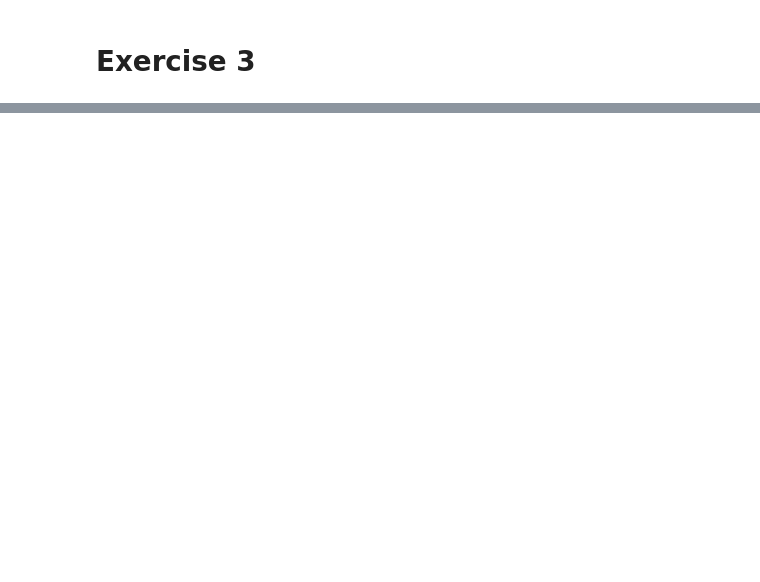
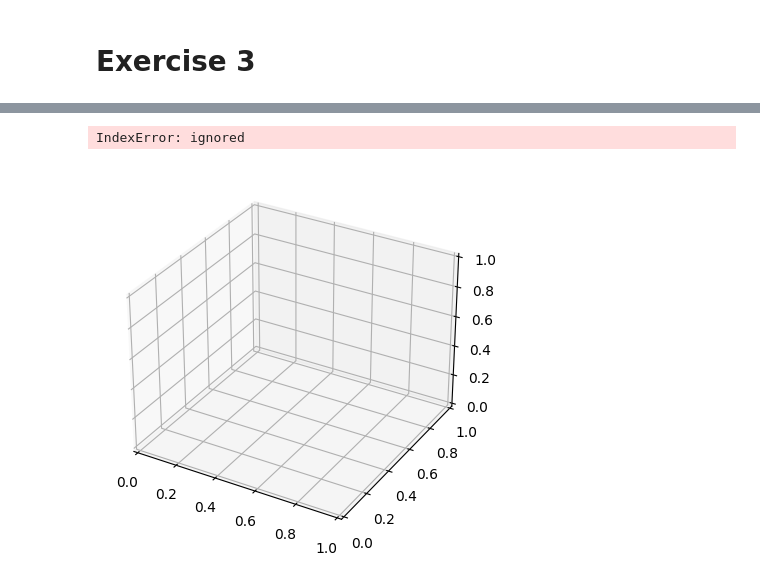
Before and after one commit to IsakLundstrom/D7047E_Exercises_and_Project, a Jupyter notebook: Exercises/E3/E3.ipynb, the cells around one changed output, grey strips where cells are left out. Cells and saved outputs as stored; diff of their text form; code cells hidden in the pictures; blank space fills up the shorter version.

```diff
--- a/Exercises/E3/E3.ipynb
+++ b/Exercises/E3/E3.ipynb
@@ -86,14 +87,13 @@ def trainNetwork(network, optimizer, lossFunction, trainLoader, validLoader, epo
         # Print reuslt of epoch
         print(f'Epoch [{epoch+1}/{epochs}] \t Training Loss: {trainLoss} \t Validation Loss: {validLoss} \t Traning Acc: {trainAccuracy}% \t Validation Acc: {validAccuracy}%')
 # %%
-def extractFeatures(network, loader):
+def extractFeatures(network, loader, device):
     network.eval()
     features = []
     labels = []
     with torch.no_grad():
-        for data in loader:
-            images, labels_ = data
-            images.to(device), labels_.to(device)
+        for images, labels_ in loader:
+            images, labels_ = images.to(device), labels_.to(device)
             output = network(images)
             features.append(output.cpu().numpy())
             labels.append(labels_.cpu().numpy())
@@ -106,7 +106,7 @@ transform = transforms.Compose(
      transforms.Normalize(0.5, 0.5)])
 
 batchSize = 500
-validSplit = 0.2 # use 20% of train set as validation
+validSplit = 0.20 # use 20% of train set as validation
 
 trainValidSet = torchvision.datasets.MNIST(root='./data', train=True, download=True, transform=transform)
 testSet = torchvision.datasets.MNIST(root='./data', train=False, download=True, transform=transform)
@@ -115,10 +115,11 @@ validSize = int(np.ceil(len(trainValidSet)*validSplit))
 trainSize = int(np.floor(len(trainValidSet)*(1-validSplit)))
 
 trainSet, validSet = torch.utils.data.random_split(trainValidSet, [trainSize, validSize])
+testSubset = torch.utils.data.Subset(testSet, range(2000))
 
 trainLoader = torch.utils.data.DataLoader(trainSet, batch_size=batchSize, shuffle=True)
 validLoader = torch.utils.data.DataLoader(validSet, batch_size=batchSize, shuffle=True)
-testLoader = torch.utils.data.DataLoader(testSet, batch_size=batchSize, shuffle=False)
+testLoader = torch.utils.data.DataLoader(testSubset, batch_size=batchSize, shuffle=False)
 # %%
 # Define the network class
 class ConvNet(nn.Module):
@@ -218,0 +234,8 @@ plot(tSneFeatures, labels)
+# %%
+pca3d = PCA(n_components=3)
+pcaFeatures3d = pca3d.fit_transform(features2)
+tSne3d = TSNE(n_components=3)
+tSneFeatures3d = tSne3d.fit_transform(features2)
+# %% [output]
+IndexError: ignored
+[figure, added]
```
Also changed, not shown: parts of 14 cells of this notebook.
